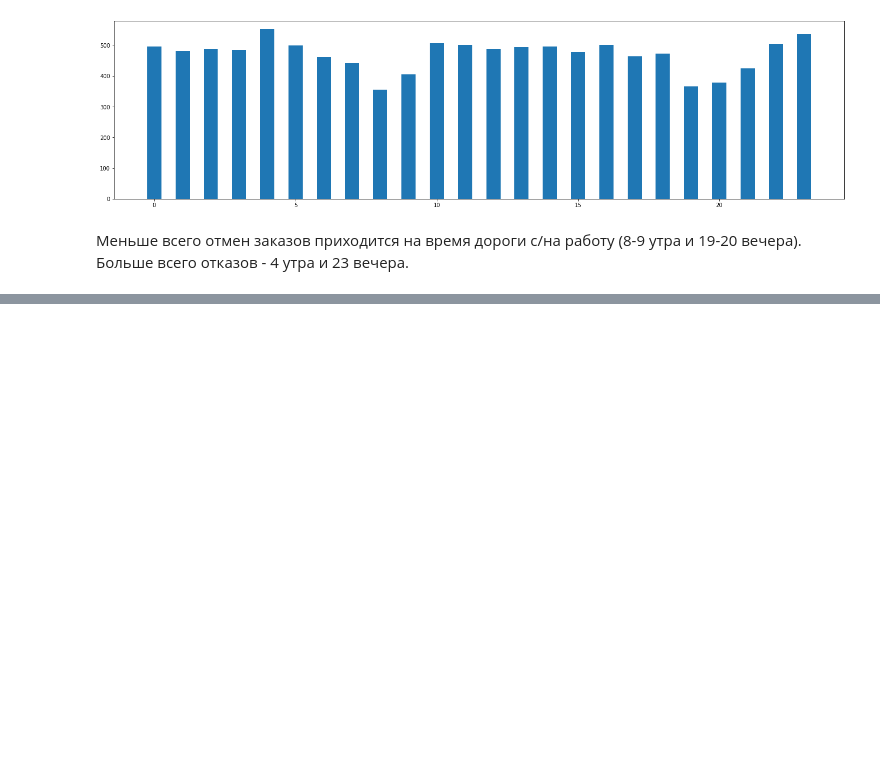
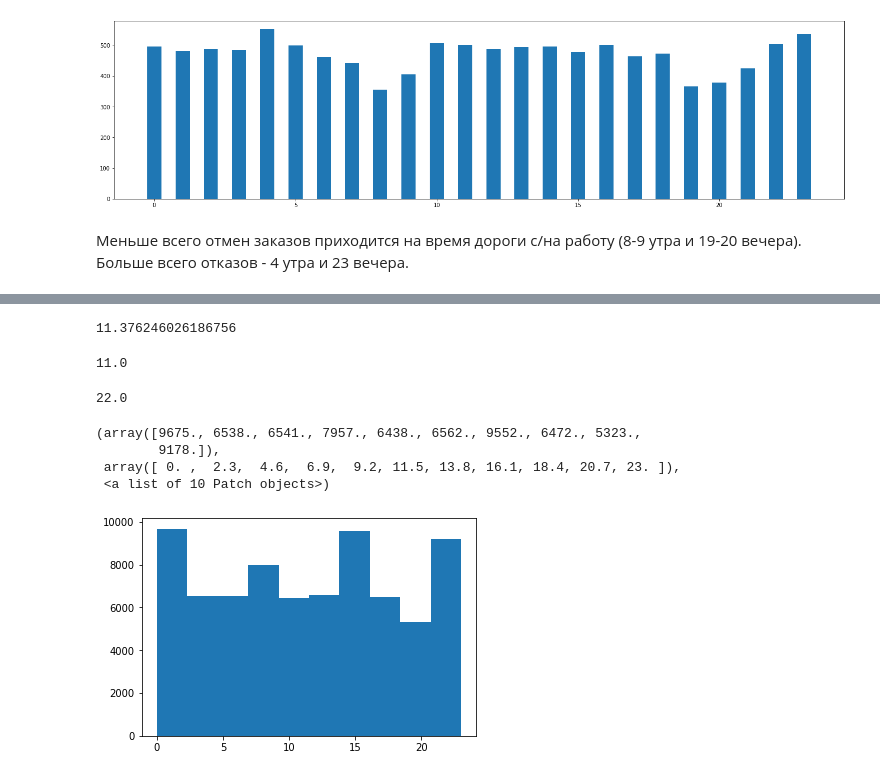
Before and after one commit to Alex-ander-Verte/Home_works_DAU-33, a Jupyter notebook: ABT-14/ABT_14,_DAU_33,_Вертелецкая,_Анализ_учебного_датасета.ipynb, the cells around one changed output, grey strips where cells are left out. Drawn from its saved outputs; the diff is of its cells as text; code cells hidden in the pictures; blank space fills up the shorter version.

```diff
--- a/ABT-14/ABT_14,_DAU_33,_Вертелецкая,_Анализ_учебного_датасета.ipynb
+++ b/ABT-14/ABT_14,_DAU_33,_Вертелецкая,_Анализ_учебного_датасета.ipynb
@@ -412,0 +480,5 @@ plt.bar(df_hour_cancel.index, height=df_hour_cancel.user_id, width=0.5)
+# %%
+# 2. Hour - создаём df для анализа метрики - час старта сессии с последующим заказом (далее час заказа)
+df_hour_order = df[['hour', 'order_made']]
+df_hour_order = df_hour_order[df_hour_order['order_made']>=1]
+df_hour_order.info()
@@ -412,0 +495,24 @@ plt.bar(df_hour_cancel.index, height=df_hour_cancel.user_id, width=0.5)
+# %%
+# Среднее значение для часа заказа
+df_hour_order['hour'].mean()
+# %% [output]
+11.376246026186756
+# %%
+# Медиана для часа заказа
+df_hour_order['hour'].median()
+# %% [output]
+11.0
+# %%
+# 95-персентиль для часа заказа
+df_hour_order['hour'].quantile(q=0.95)
+# %% [output]
+22.0
+# %%
+# Гистограмма для часа заказа
+plt.hist(df_hour_order['hour'])
+# %% [output]
+(array([9675., 6538., 6541., 7957., 6438., 6562., 9552., 6472., 5323.,
+        9178.]),
+ array([ 0. ,  2.3,  4.6,  6.9,  9.2, 11.5, 13.8, 16.1, 18.4, 20.7, 23. ]),
+ <a list of 10 Patch objects>)
+[figure, added]
```
Also changed, not shown: parts of 33 cells of this notebook.
